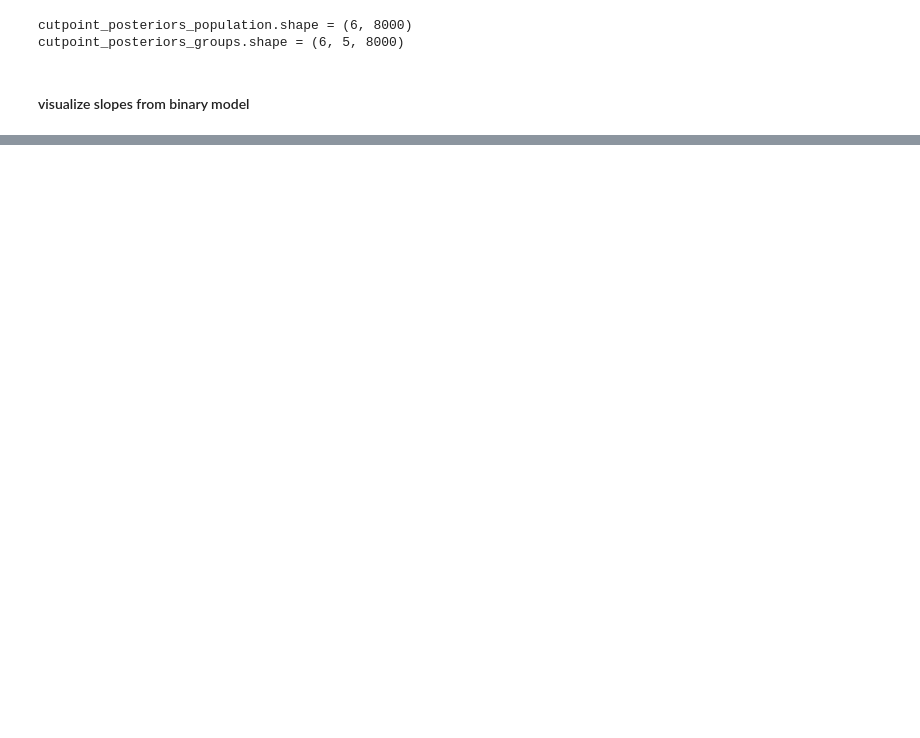
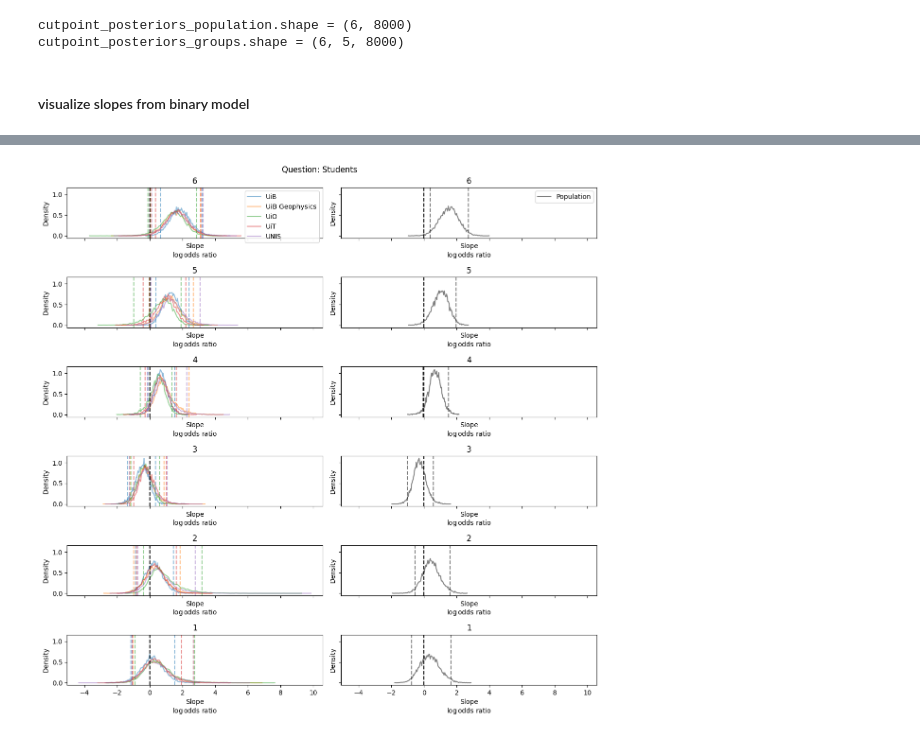
Before and after one commit to HarryYouAreAWizard/BaseGeo_2_0_data_analysis, a Jupyter notebook: OrdinalRegression.ipynb, the cells around one changed output, grey strips where cells are left out. Drawn from its saved outputs; the diff is of its cells as text; code cells hidden in the pictures; blank space fills up the shorter version.

```diff
--- a/OrdinalRegression.ipynb
+++ b/OrdinalRegression.ipynb
@@ -1318,0 +1379,6 @@ for question in viable_questions_admintech.keys():
+# %%
+question = "Students"
+selection = "educators"
+plot_binary_slopes_for_question(question, selection)
+# %% [output]
+[figure, added]
```
Also changed, not shown: parts of 6 cells of this notebook.
